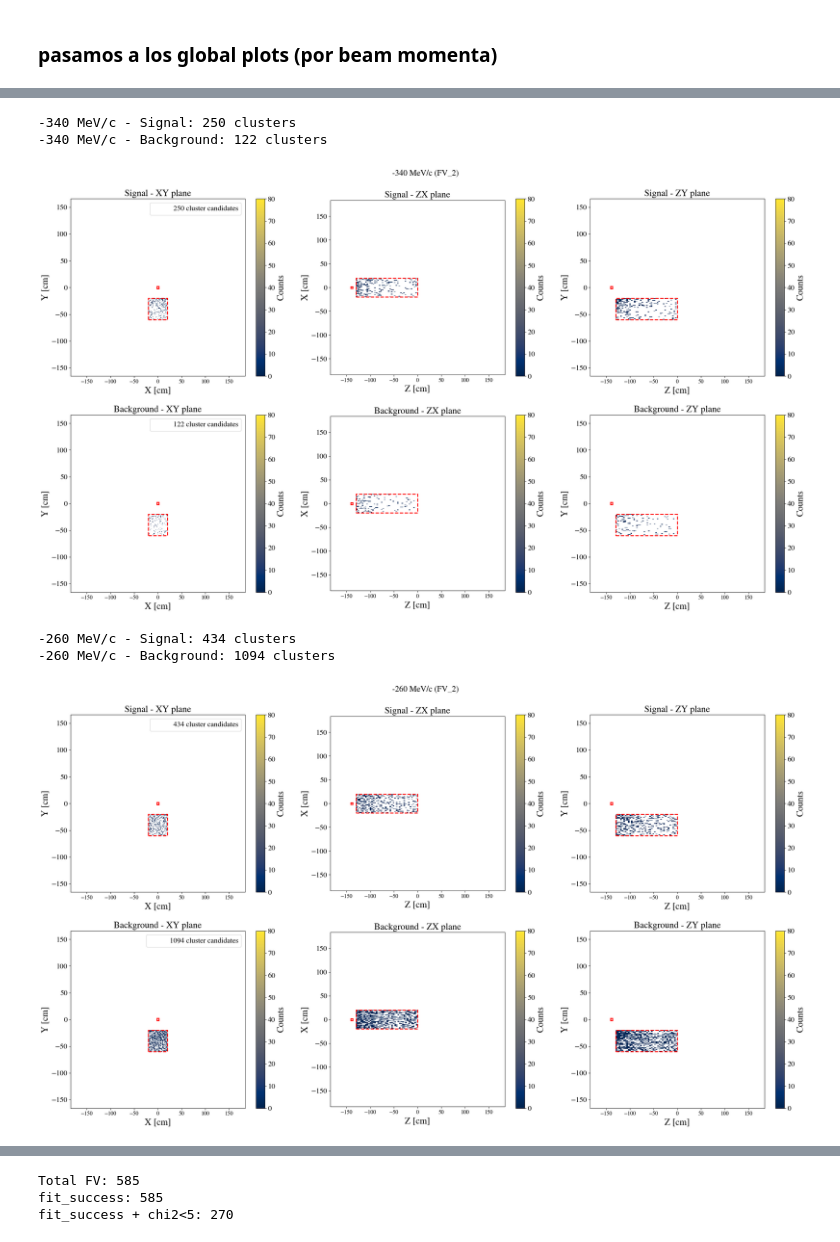
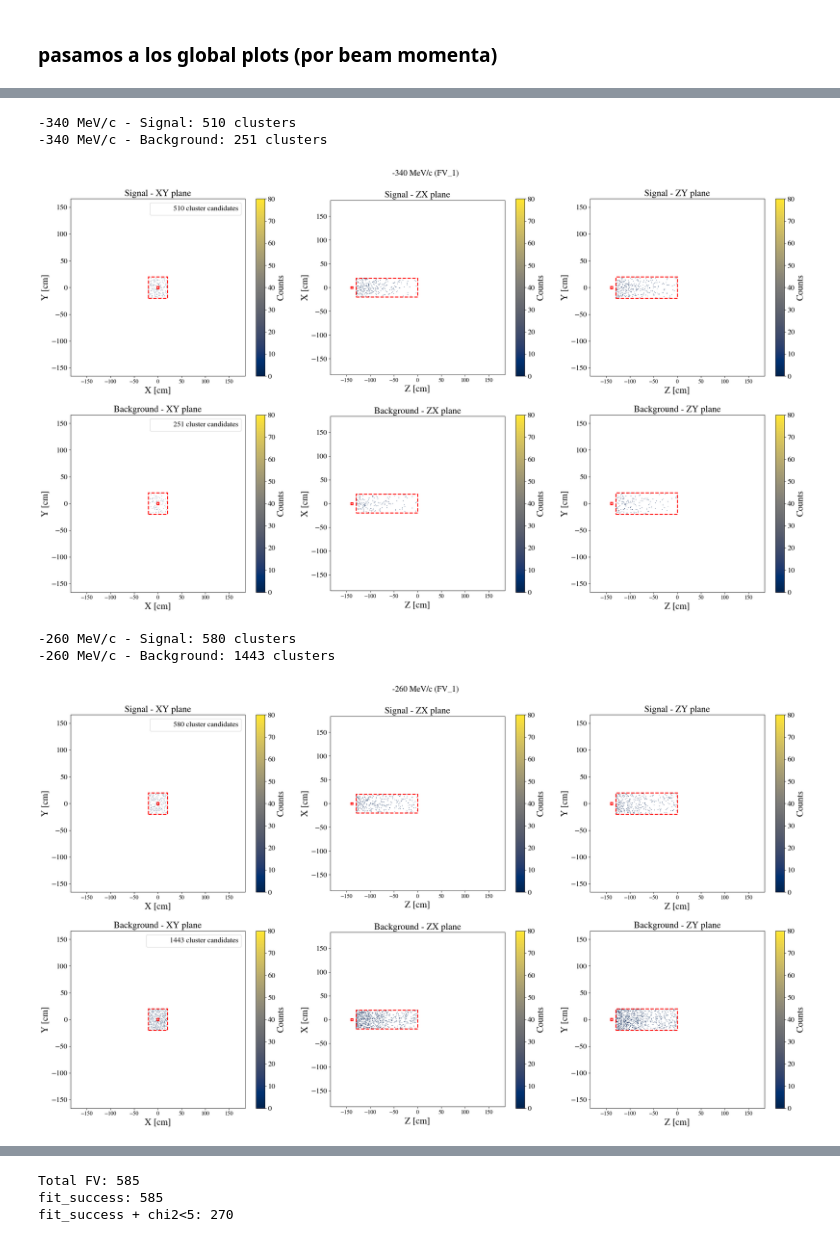
Before and after one commit to elenaramos44/9Li_analysis, a Jupyter notebook: notebooks/geometry_checks.ipynb, the cells around one changed output, grey strips where cells are left out. Saved outputs shown, nothing was run; the diff lists cells and outputs as text; code cells hidden in the pictures.

```diff
--- a/notebooks/geometry_checks.ipynb
+++ b/notebooks/geometry_checks.ipynb
@@ -197,9 +199,6 @@ df_stage5_sig[["vertex_x","vertex_y","vertex_z"]].describe()
 | 75% | 7.938807 | 9.312479 | -44.670238 |
 | max | 19.919857 | 19.979292 | -0.297306 |
 # %%
-from matplotlib.patches import Rectangle
-from matplotlib.lines import Line2D
-
 def plot_vertex_maps(df_sig, df_bkg, stage_name):
 
     if {"v_x_fine", "v_y_fine", "v_z_fine"}.issubset(df_sig.columns):
@@ -216,7 +215,7 @@ def plot_vertex_maps(df_sig, df_bkg, stage_name):
 
     #beam spot size is not clear. Estimates suggest a transverse spread of approximately 3.5-4 cm sigma
 
-    bins = 40
+    bins = 30
     vmax = 80
 
     R = 153.7963
@@ -556,16 +555,11 @@ Text(0, 0.5, 'Refined z [cm]')
 # %% [markdown]
 ### pasamos a los global plots (por beam momenta)
 # %%
-from glob import glob
-import os
-import pandas as pd
-import numpy as np
-
 # ==========================================================
 # Select which Fiducial Volume to analyse
 # ==========================================================
 
-FV_TAG = "FV_2"      # <-- Change to FV_2, FV_3, ...
+FV_TAG = "FV_1"      # <-- Change to FV_2, FV_3, ...
 
 # ==========================================================
 # Runs
@@ -775,9 +769,4 @@ FV efficiency      : 0.61%
 # %%
-from matplotlib.patches import Rectangle
-from matplotlib.lines import Line2D
-import matplotlib.pyplot as plt
-import numpy as np
-
 # =====================================================
 # Fiducial Volume limits
 # =====================================================
@@ -831,7 +820,7 @@ def plot_vertex_maps(df_sig, df_bkg, stage_name):
     beam_pipe = [0.0, 0.0, -138.7963]
     beam_halfwidth = 2.0
 
-    bins = 40
+    bins = 100
     vmax = 80
 
     R = 153.7963
@@ -997,36 +986,36 @@ def plot_vertex_maps(df_sig, df_bkg, stage_name):
             )
         )
 
         axs[row,2].set_title(f"{label} - ZY plane")
         axs[row,2].set_xlabel("Z [cm]")
         axs[row,2].set_ylabel("Y [cm]")
 
         plt.colorbar(im[3], ax=axs[row,2], label="Counts")
 
     plt.suptitle(f"{stage_name} ({FV_TAG})", fontsize=18)
     plt.tight_layout()
     plt.show()
 
 
 # =====================================================
 # Plot Final FV only
 # =====================================================
 
 plot_vertex_maps(
     combined["-340 MeV/c"]["signal"]["after"],
     combined["-340 MeV/c"]["background (bkg)"]["after"],
     "-340 MeV/c"
 )
 
 plot_vertex_maps(
     combined["-260 MeV/c"]["signal"]["after"],
     combined["-260 MeV/c"]["background (bkg)"]["after"],
     "-260 MeV/c"
 )
 # %% [output]
--340 MeV/c - Signal: 250 clusters
--340 MeV/c - Background: 122 clusters
+-340 MeV/c - Signal: 510 clusters
+-340 MeV/c - Background: 251 clusters
-[figure, old version]
+[figure, new version]
--260 MeV/c - Signal: 434 clusters
--260 MeV/c - Background: 1094 clusters
+-260 MeV/c - Signal: 580 clusters
+-260 MeV/c - Background: 1443 clusters
-[figure, old version]
+[figure, new version]
```
Also changed, not shown: parts of 11 cells of this notebook, 12 other files.
